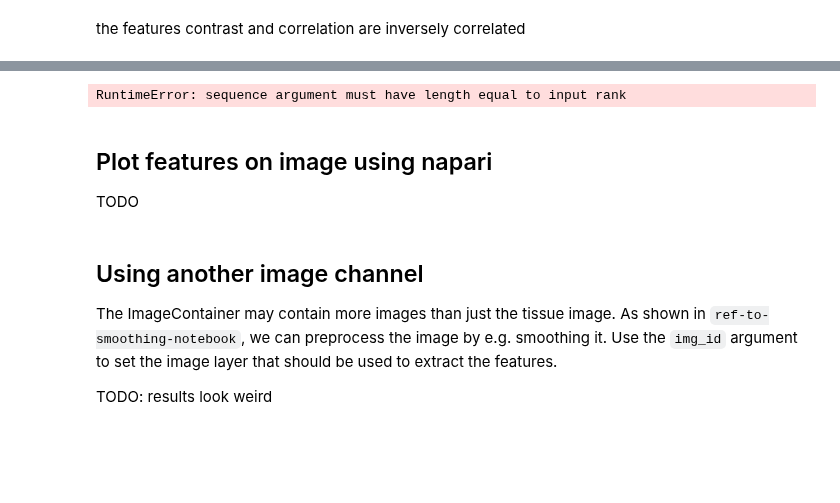
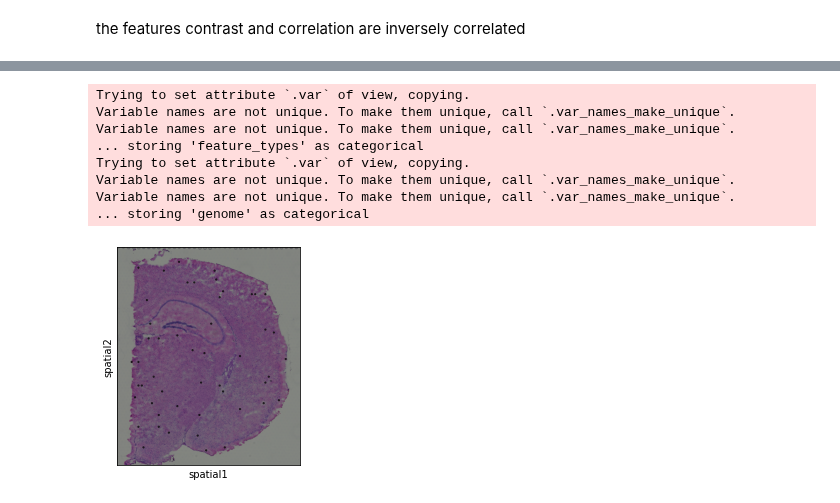
Before and after one commit to scverse/squidpy, a Jupyter notebook: notebooks/tutorial_feature_extraction.ipynb, the cells around one changed output, grey strips where cells are left out. Cells and saved outputs as stored; diff of their text form; code cells hidden in the pictures; blank space fills up the shorter version.

```diff
--- a/notebooks/tutorial_feature_extraction.ipynb
+++ b/notebooks/tutorial_feature_extraction.ipynb
@@ -174,6 +247,6 @@ TODO fix segmentation - add smoothing before?
 # %%
 # set path to dataset
 BASE_PATH = "../../data"
-dataset_folder = os.path.join(BASE_PATH, "2020_10XFluoVisium_MouseBrain2_giovanni.palla")
+dataset_folder = os.path.join(BASE_PATH, "20191205_10XVisium_MouseBrainCoronal_giovanni.palla")
 adata, img = sq.read_visium_data(dataset_folder)
 # %% [output]
@@ -182,22 +255,2 @@ WARNING: read_visium_data: setting image_file to ../../data/2020_10XFluoVisium_M
 Variable names are not unique. To make them unique, call `.var_names_make_unique`.
 Variable names are not unique. To make them unique, call `.var_names_make_unique`.
-# %%
-sq.image.segment_img(img=img, img_id="image", model_group="watershed", key_added="image_watershed",
-    model_kwargs={
-        "thresh": 50000,
-        "geq": True
-    },
-    xs=1000,
-    ys=1000,
-)
-# %% [output]
-RuntimeError: sequence argument must have length equal to input rank
-# %% [markdown]
-## Plot features on image using napari
-TODO
-# %% [markdown]
-## Using another image channel
-The ImageContainer may contain more images than just the tissue image. As shown in `ref-to-smoothing-notebook`, we can preprocess the image by e.g. smoothing it.
-Use the `img_id` argument to set the image layer that should be used to extract the features.
-
-TODO: results look weird
@@ -206 +257,16 @@ import spatial_tools.image.processing
+# %%
+# subset adata to make computation of features fast
+adata = adata[0:50]
+# show which spots are selected for calculating the features
+sc.pl.spatial(adata, add_outline=True)
+# %% [output]
+Trying to set attribute `.var` of view, copying.
+Variable names are not unique. To make them unique, call `.var_names_make_unique`.
+Variable names are not unique. To make them unique, call `.var_names_make_unique`.
+... storing 'feature_types' as categorical
+Trying to set attribute `.var` of view, copying.
+Variable names are not unique. To make them unique, call `.var_names_make_unique`.
+Variable names are not unique. To make them unique, call `.var_names_make_unique`.
+... storing 'genome' as categorical
+[figure, added]
 # %%
```
Also changed, not shown: parts of 36 cells of this notebook, 11 other files.
